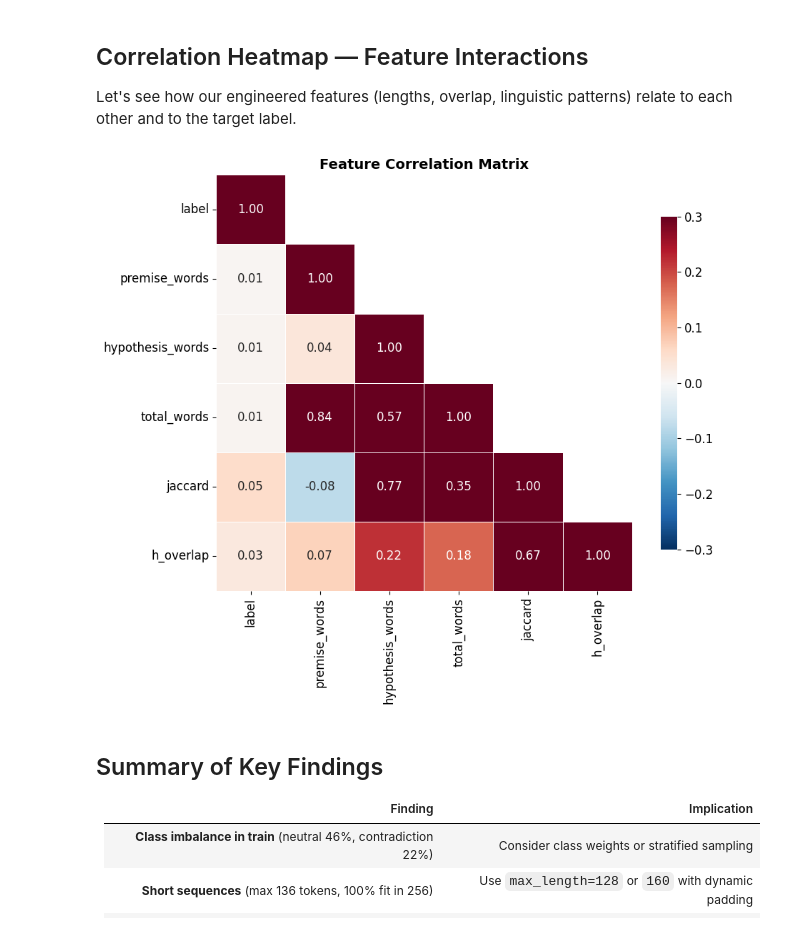
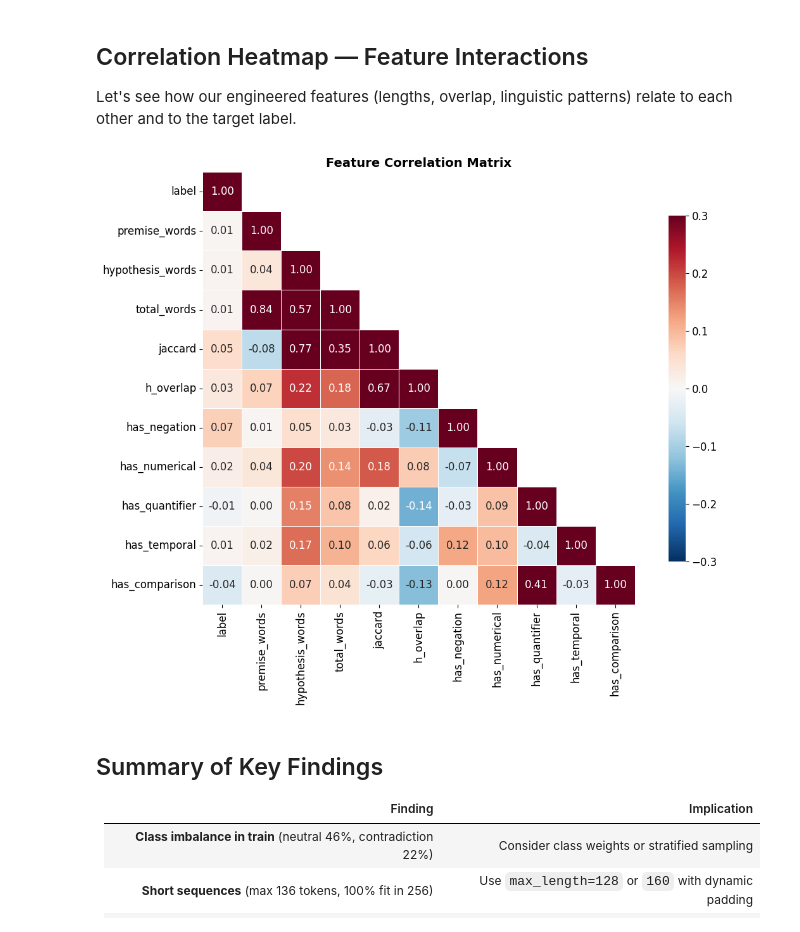
Before and after one commit to 23daVinci/ANLI-Classifier, a Jupyter notebook: notebooks/EDA.ipynb, the cells around one changed output. Drawn from its saved outputs; the diff is of its cells as text; code cells hidden in the pictures.

```diff
--- a/notebooks/EDA.ipynb
+++ b/notebooks/EDA.ipynb
@@ -401,3 +408,16 @@ train["has_numerical"]  = train["hypothesis"].apply(has_numerical)
 train["has_quantifier"] = train["hypothesis"].apply(has_quantifier)
 train["has_temporal"]   = train["hypothesis"].apply(has_temporal)
 train["has_comparison"] = train["hypothesis"].apply(has_comparison)
+# %%
+# Aggregate: what fraction of each class uses each linguistic phenomenon?
+phenomena = ["has_negation", "has_numerical", "has_quantifier", "has_temporal", "has_comparison"]
+phenomena_labels = ["Negation", "Numerical", "Quantifier", "Temporal", "Comparison"]
+
+rates = pd.DataFrame()
+for label in ["entailment", "neutral", "contradiction"]:
+    subset = train[train["label_name"] == label]
+    rates[label] = [subset[p].mean() * 100 for p in phenomena]
+rates.index = phenomena_labels
+
+print("=== Linguistic Phenomena Rates (% of hypotheses per class) ===")
+print(rates.round(1))
@@ -403,0 +432,18 @@ train["has_comparison"] = train["hypothesis"].apply(has_comparison)
+# %%
+fig, ax = plt.subplots(figsize=(12, 5))
+x = np.arange(len(phenomena_labels))
+width = 0.25
+
+for i, label in enumerate(["entailment", "neutral", "contradiction"]):
+    bars = ax.bar(x + i * width, rates[label], width, label=label.capitalize(),
+                  color=PALETTE[label], edgecolor="white", linewidth=0.5)
+
+ax.set_xticks(x + width)
+ax.set_xticklabels(phenomena_labels)
+ax.set_ylabel("% of hypotheses")
+ax.set_title("Linguistic Phenomena by Class", fontsize=14, fontweight="bold")
+ax.legend()
+ax.set_ylim(0, rates.max().max() * 1.3)
+plt.tight_layout()
+plt.savefig("figures/linguistic_phenomena.png", dpi=150, bbox_inches="tight")
+plt.show()
@@ -570,21 +571,22 @@ By class:
 Let's see how our engineered features (lengths, overlap, linguistic patterns) relate to each other and to the target label.
 # %%
 feature_cols = ["label", "premise_words", "hypothesis_words", "total_words",
-                "jaccard", "h_overlap"]
+                "jaccard", "h_overlap", "has_negation", "has_numerical",
+                "has_quantifier", "has_temporal", "has_comparison"]
 
 corr_matrix = train[feature_cols].corr()
 
-fig, ax = plt.subplots(figsize=(10, 8))
+fig, ax = plt.subplots(figsize=(12, 9))
 mask = np.triu(np.ones_like(corr_matrix, dtype=bool), k=1)
 sns.heatmap(corr_matrix, mask=mask, annot=True, fmt=".2f", cmap="RdBu_r",
             center=0, vmin=-0.3, vmax=0.3, square=True, linewidths=0.5, ax=ax,
             cbar_kws={"shrink": 0.8})
 ax.set_title("Feature Correlation Matrix", fontsize=14, fontweight="bold")
 plt.tight_layout()
 plt.savefig("figures/correlation_heatmap.png", dpi=150, bbox_inches="tight")
 plt.show()
 # %% [output]
-[figure, old version]
+[figure, new version]
 # %% [markdown]
 ## Summary of Key Findings
 
```
Also changed, not shown: parts of 17 cells of this notebook, 8 other files.
